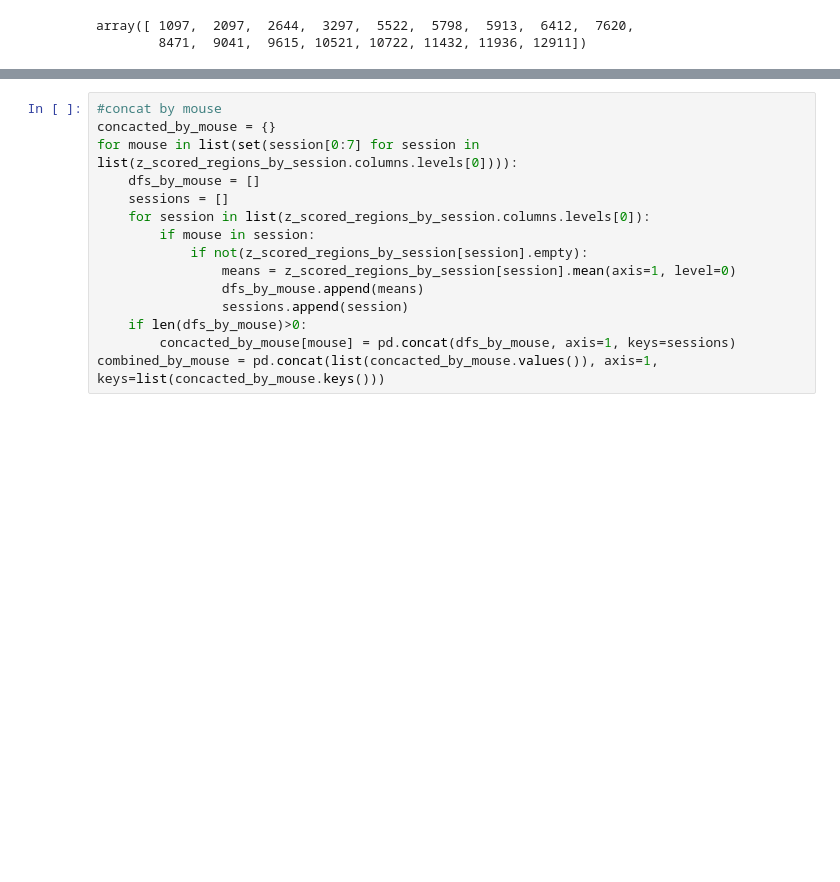
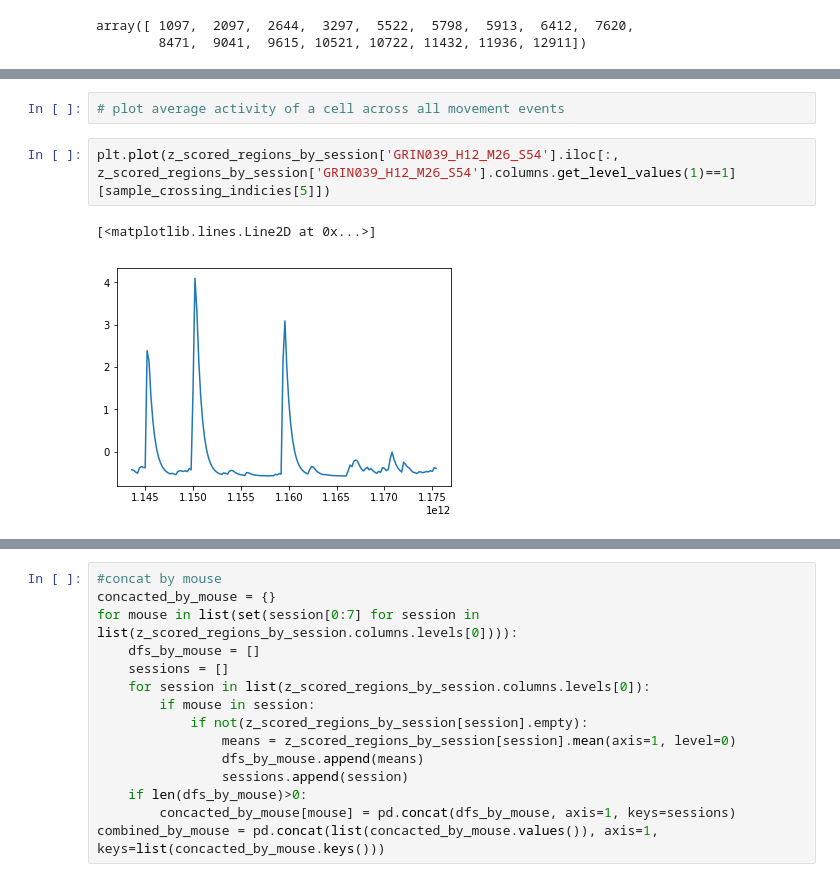
Before and after one commit to marburyvthesea/post_cnmfe_analysis, a Jupyter notebook: openfield_analysis/triggered_averaging/triggered_averaging_group_new_z_score.ipynb, the cells around one changed output, grey strips where cells are left out. Cells and saved outputs as stored; diff of their text form; blank space fills up the shorter version.

```diff
--- a/openfield_analysis/triggered_averaging/triggered_averaging_group_new_z_score.ipynb
+++ b/openfield_analysis/triggered_averaging/triggered_averaging_group_new_z_score.ipynb
@@ -257,0 +276,7 @@ peak_RMS_ratio =
+# %%
+# plot average activity of a cell across all movement events
+# %%
+plt.plot(z_scored_regions_by_session['GRIN039_H12_M26_S54'].iloc[:, z_scored_regions_by_session['GRIN039_H12_M26_S54'].columns.get_level_values(1)==1][sample_crossing_indicies[5]])
+# %% [output]
+[<matplotlib.lines.Line2D at 0x...>]
+[figure, added]
```
Also changed, not shown: parts of 11 cells of this notebook.
